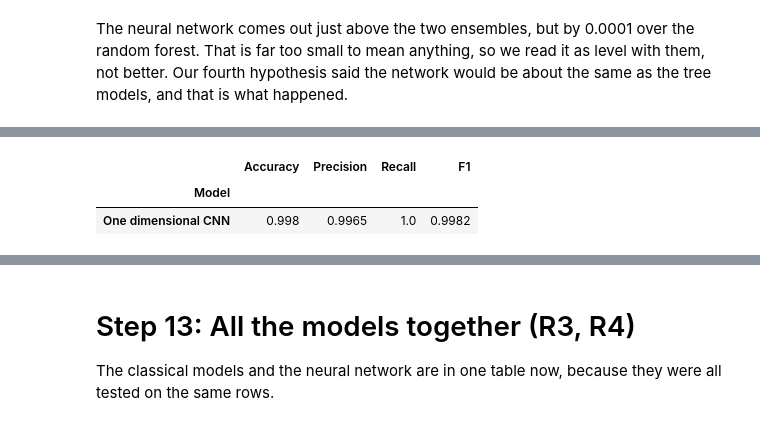
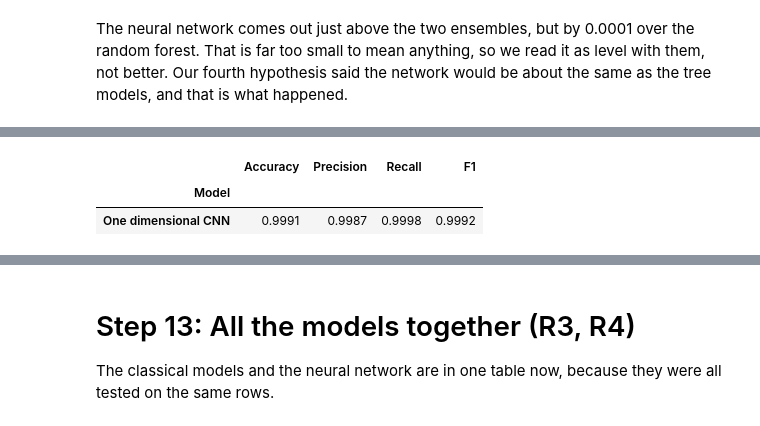
Before and after one commit to Sakib-Dalal/DMML-CourseWork01, a Jupyter notebook: Notebook/DataMining&MachineLearning_Coursework_01.ipynb, the cells around one changed output, grey strips where cells are left out. Cells and saved outputs as stored; diff of their text form; code cells hidden in the pictures.

Commit message:
refactor: move the CNN from URL characters to the feature vector

```diff
--- a/Notebook/DataMining&MachineLearning_Coursework_01.ipynb
+++ b/Notebook/DataMining&MachineLearning_Coursework_01.ipynb
@@ -244,10 +243,7 @@ print("Shape:", df.shape)
 Columns with only one value: []
 Shape: (235370, 56)
 # %%
-# the raw URL goes into its own Series, with the same row numbers
-url_table = df.pop("URL")
-
-df = df.drop(columns=["FILENAME", "Domain", "Title"])
+df = df.drop(columns=["URL", "FILENAME", "Domain", "Title"])
 print("Shape of the number table:", df.shape)
 # %% [output]
 Shape of the number table: (235370, 52)
@@ -1098,25 +1071,25 @@ class UrlCharacterCNN(nn.Module):
 # %%
-cnn_model = UrlCharacterCNN()
+cnn_model = FeatureCNN(number_of_features=len(SELECTED_FEATURES))
 loss_function = nn.BCEWithLogitsLoss()
 optimizer = torch.optim.Adam(cnn_model.parameters(), lr=0.001)
 
-train_characters = torch.tensor(X_train_chars)
+train_features = torch.tensor(X_train, dtype=torch.float32)
+test_features = torch.tensor(X_test, dtype=torch.float32)
 train_targets = torch.tensor(y_train.values.astype("float32"))
-test_characters = torch.tensor(X_test_chars)
 
-EPOCHS = 4
+EPOCHS = 8
 BATCH_SIZE = 256
 
 for epoch in range(EPOCHS):
     cnn_model.train()
-    order = torch.randperm(len(train_characters))
+    order = torch.randperm(len(train_features))
     running_loss = 0.0
 
-    for start in range(0, len(train_characters), BATCH_SIZE):
+    for start in range(0, len(train_features), BATCH_SIZE):
         batch = order[start:start + BATCH_SIZE]
 
         optimizer.zero_grad()
-        logits = cnn_model(train_characters[batch])
+        logits = cnn_model(train_features[batch])
         loss = loss_function(logits, train_targets[batch])
         loss.backward()
         optimizer.step()
@@ -1125,9 +1098,9 @@ for epoch in range(EPOCHS):
 
     cnn_model.eval()
     with torch.no_grad():
-        epoch_probabilities = torch.sigmoid(cnn_model(test_characters)).numpy()
+        epoch_probabilities = torch.sigmoid(cnn_model(test_features)).numpy()
 
     epoch_score = f1_score(y_test, (epoch_probabilities >= 0.5).astype(int))
-    average_loss = running_loss / len(train_characters)
+    average_loss = running_loss / len(train_features)
     print("Epoch", epoch + 1, "loss", round(average_loss, 4), "F1", round(epoch_score, 4))
 # %% [output]
@@ -1138,21 +1115,21 @@ Epoch 4 loss 0.0116 F1 0.9982
 # %%
 cnn_model.eval()
 
 with torch.no_grad():
-    cnn_probabilities = torch.sigmoid(cnn_model(test_characters)).numpy()
+    cnn_probabilities = torch.sigmoid(cnn_model(test_features)).numpy()
 
 cnn_predictions = (cnn_probabilities >= 0.5).astype(int)
 
 cnn_result = {
     "Model": "One dimensional CNN",
     "Accuracy": accuracy_score(y_test, cnn_predictions),
     "Precision": precision_score(y_test, cnn_predictions),
     "Recall": recall_score(y_test, cnn_predictions),
     "F1": f1_score(y_test, cnn_predictions),
 }
 
 pd.DataFrame([cnn_result]).set_index("Model").round(4)
 # %% [output]
 |  | Accuracy | Precision | Recall | F1 |
 | Model |  |  |  |  |
-| One dimensional CNN | 0.998 | 0.9965 | 1.0 | 0.9982 |
+| One dimensional CNN | 0.9991 | 0.9987 | 0.9998 | 0.9992 |
```
Also changed, not shown: parts of 13 cells of this notebook, 1 other file.
